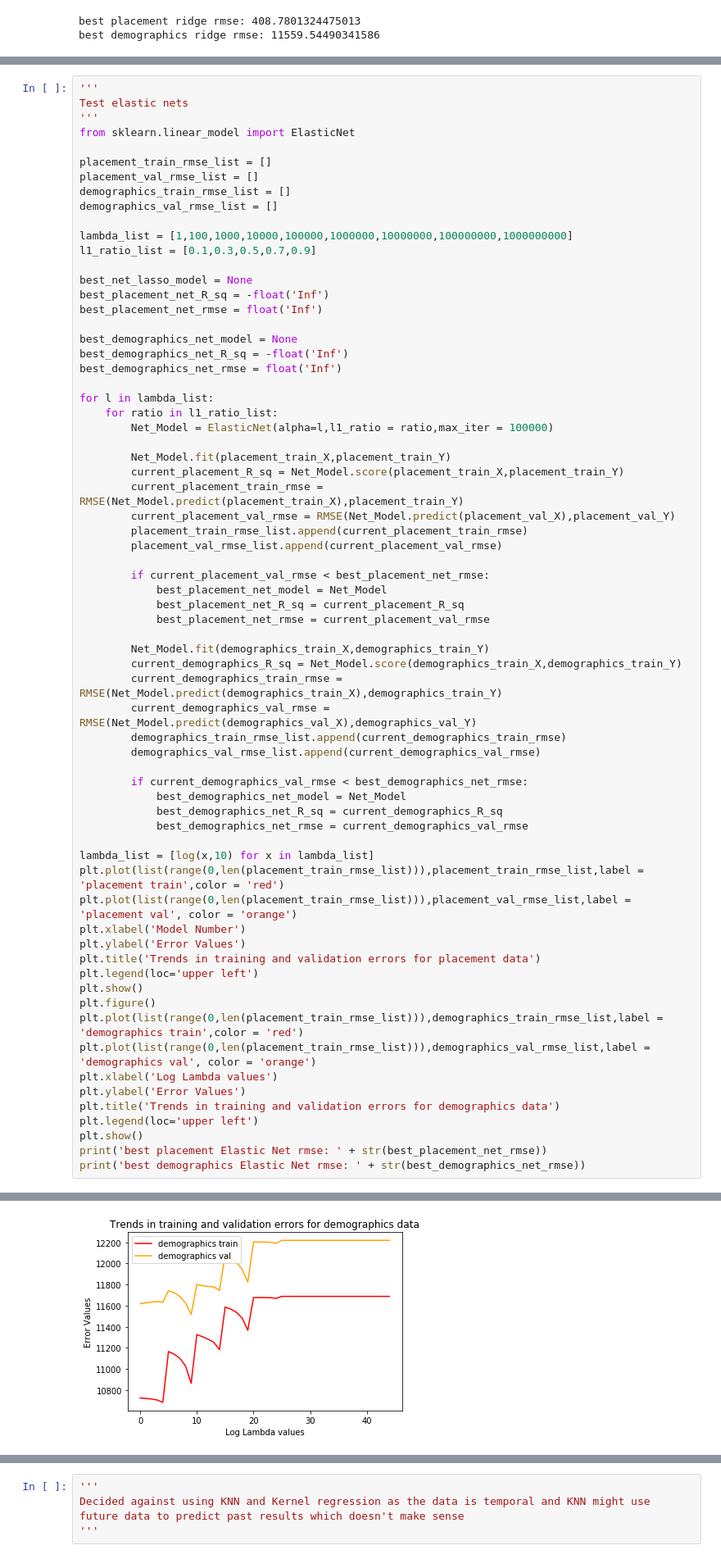
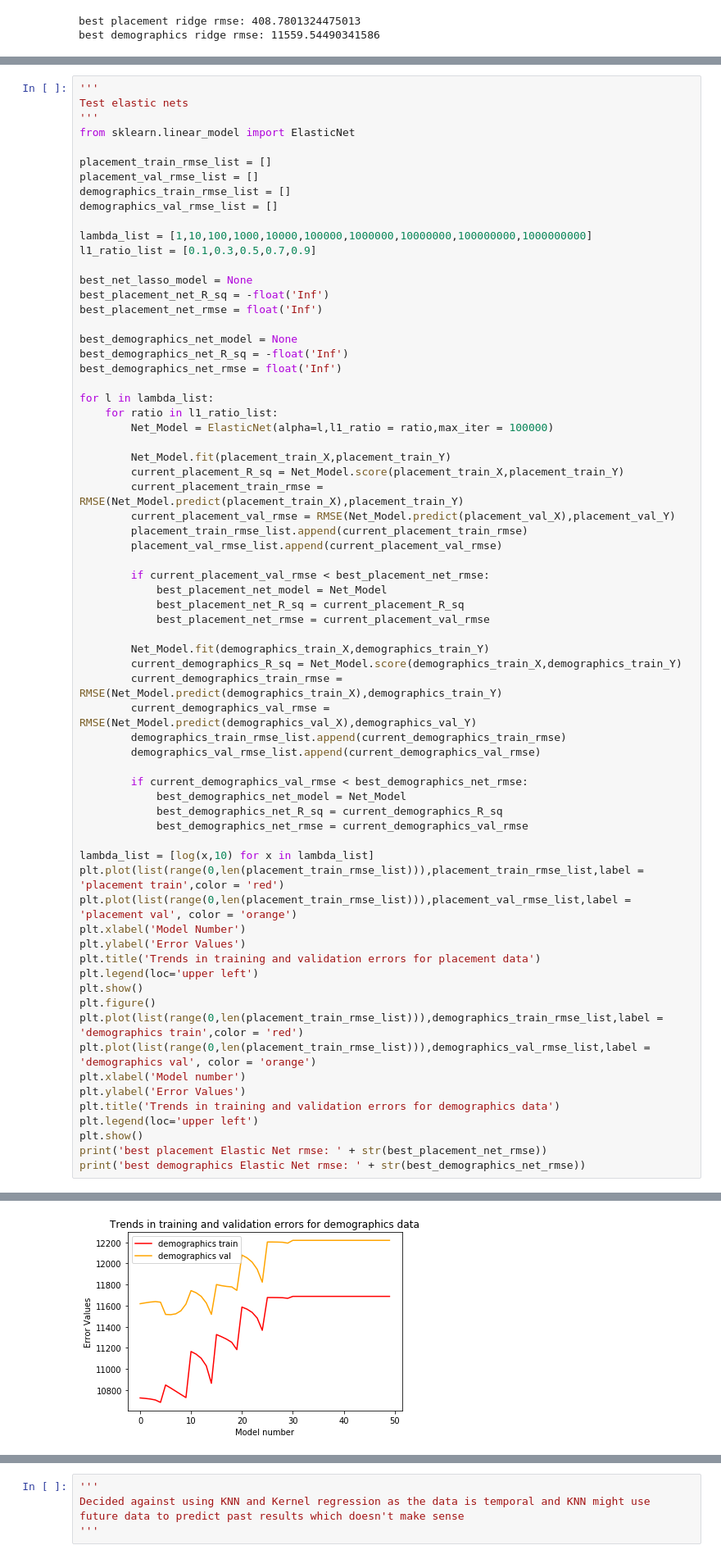
Before and after one commit to Zoheb0707/CSE_546_Project, a Jupyter notebook: ML model testing.ipynb, the cells around one changed output, grey strips where cells are left out. Shown: that part at 82% size. Cells and saved outputs as stored; diff of their text form.

```diff
--- a/ML model testing.ipynb
+++ b/ML model testing.ipynb
@@ -325,7 +336,7 @@ placement_val_rmse_list = []
 demographics_train_rmse_list = []
 demographics_val_rmse_list = []
 
-lambda_list = [1,100,1000,10000,100000,1000000,10000000,100000000,1000000000]
+lambda_list = [1,10,100,1000,10000,100000,1000000,10000000,100000000,1000000000]
 l1_ratio_list = [0.1,0.3,0.5,0.7,0.9]
 
 best_net_lasso_model = None
@@ -375,7 +386,7 @@ plt.show()
 plt.figure()
 plt.plot(list(range(0,len(placement_train_rmse_list))),demographics_train_rmse_list,label = 'demographics train',color = 'red')
 plt.plot(list(range(0,len(placement_train_rmse_list))),demographics_val_rmse_list,label = 'demographics val', color = 'orange')
-plt.xlabel('Log Lambda values')
+plt.xlabel('Model number')
 plt.ylabel('Error Values')
 plt.title('Trends in training and validation errors for demographics data')
 plt.legend(loc='upper left')
@@ -387,2 +398,2 @@ print('best demographics Elastic Net rmse: ' + str(best_demographics_net_rmse))
-[figure, old version]
+[figure, new version]
 best placement Elastic Net rmse: 356.8582278583902
```
Also changed, not shown: parts of 4 cells of this notebook, 7 other files.
